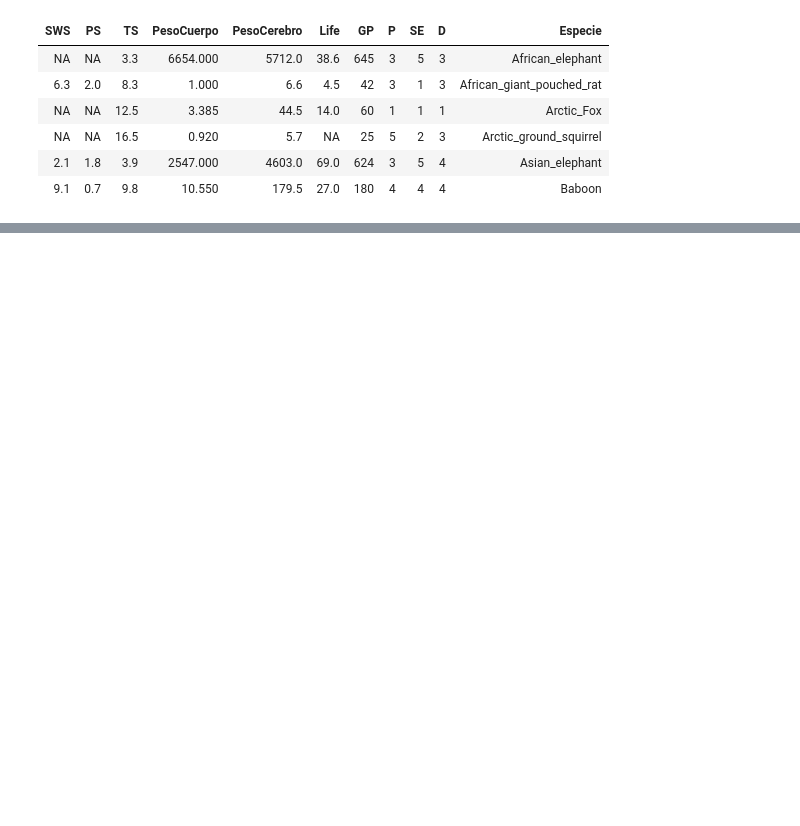
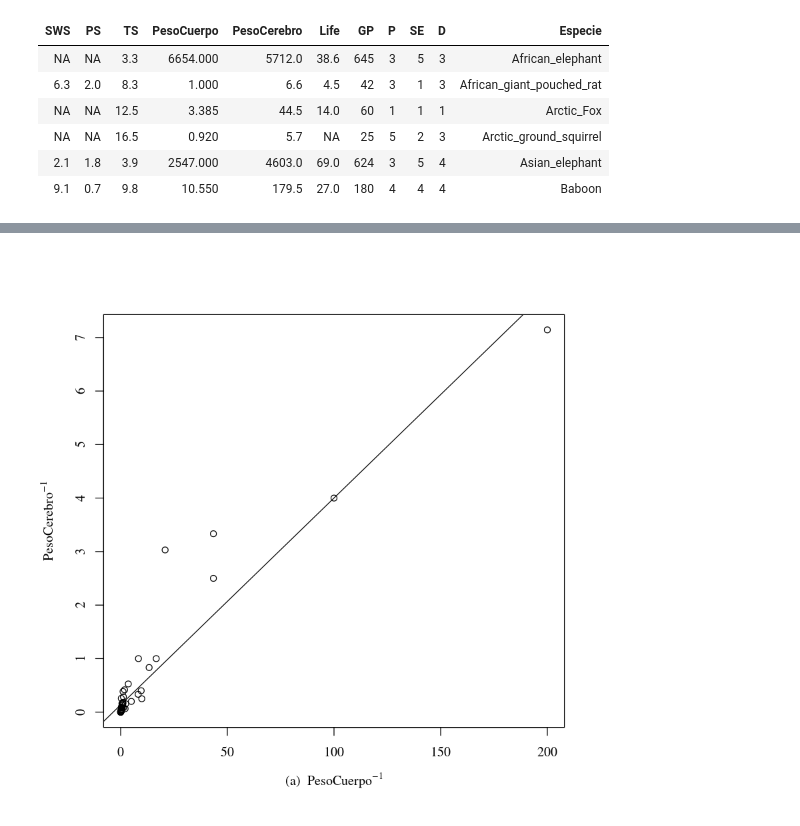
Before and after one commit to jgomezz/MsEstadAplic_MetodosEstadisticos, a Jupyter notebook: RegresionAplicada-10-Transformacion.ipynb, the cells around one changed output, grey strips where cells are left out. Drawn from its saved outputs; the diff is of its cells as text; code cells hidden in the pictures; blank space fills up the shorter version.

```diff
--- a/RegresionAplicada-10-Transformacion.ipynb
+++ b/RegresionAplicada-10-Transformacion.ipynb
@@ -27 +35,12 @@ The following objects are masked from Mamiferos.data (pos = 3):
 [figure]
+# %%
+# Construimos nuestro modelo
+PesoCuerpo1 <- 1/PesoCuerpo
+PesoCerebro1 <- 1/PesoCerebro
+Mamiferos.m1 <- lm(PesoCerebro1 ~ PesoCuerpo1)
+# %%
+# Dibujamos nuestro diagrma de dispersión
+plot(PesoCuerpo1, PesoCerebro1, xlab = expression(paste("(a)  ",PesoCuerpo^-1)), ylab = expression(PesoCerebro^-1))
+abline(Mamiferos.m1)
+# %% [output]
+[figure, added]
```
Also changed, not shown: parts of 1 cell of this notebook.
